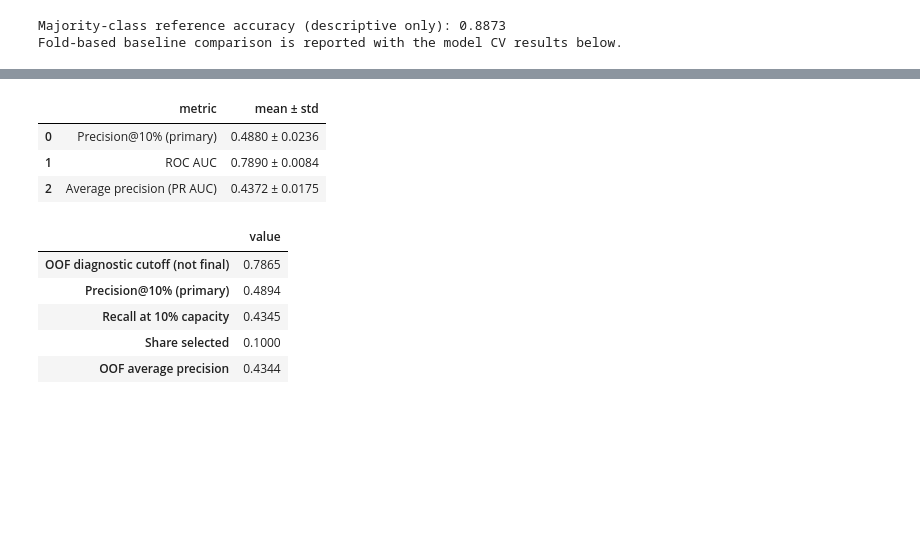
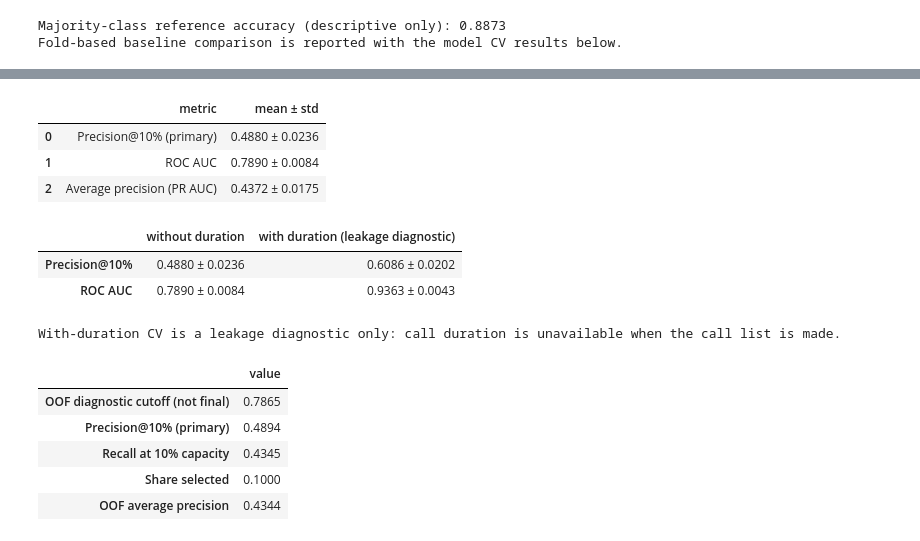
Before and after one commit to NurdauletZhussip-tech/task-03-ML-course, a Jupyter notebook: zhussip_task3.ipynb, the cells around one changed output, grey strips where cells are left out. Saved outputs shown, nothing was run; the diff lists cells and outputs as text; code cells hidden in the pictures; blank space fills up the shorter version.

```diff
--- a/zhussip_task3.ipynb
+++ b/zhussip_task3.ipynb
@@ -129,4 +174,5 @@ pdays is one-hot encoded as a categorical feature; the 999 sentinel is retained
 # %%
+from sklearn.base import clone
 from sklearn.compose import ColumnTransformer
 from sklearn.impute import SimpleImputer
 from sklearn.linear_model import LogisticRegression
@@ -203,33 +249,73 @@ cv_results = cross_validate(
     cv=cv,
     scoring=scoring,
     return_train_score=False,
     n_jobs=-1,
 )
 
 cv_summary = pd.DataFrame(
     {
         "metric": ["Precision@10% (primary)", "ROC AUC", "Average precision (PR AUC)"],
         "mean": [
             cv_results["test_precision_at_10_percent"].mean(),
             cv_results["test_roc_auc"].mean(),
             cv_results["test_average_precision"].mean(),
         ],
         "std": [
             cv_results["test_precision_at_10_percent"].std(ddof=1),
             cv_results["test_roc_auc"].std(ddof=1),
             cv_results["test_average_precision"].std(ddof=1),
         ],
     }
 )
 cv_summary["mean ± std"] = cv_summary.apply(
     lambda row: f"{row['mean']:.4f} ± {row['std']:.4f}", axis=1
 )
 display(cv_summary[["metric", "mean ± std"]])
+
+# Leakage diagnostic only: quantify the optimistic CV gain from a field known only after the call.
+duration_preprocessor = ColumnTransformer(
+    [
+        ("numeric", numeric_preprocessing, numeric_cols + ["duration"]),
+        ("categorical", categorical_preprocessing, categorical_cols),
+    ]
+)
+duration_diagnostic_pipeline = clone(logistic_pipeline).set_params(
+    preprocessor=duration_preprocessor
+)
+X_dev_with_duration = train.loc[X_dev.index, feature_cols + ["duration"]]
+duration_cv_results = cross_validate(
+    duration_diagnostic_pipeline,
+    X_dev_with_duration,
+    y_dev,
+    cv=cv,
+    scoring=scoring,
+    return_train_score=False,
+    n_jobs=-1,
+)
+duration_leakage_comparison = pd.DataFrame(
+    {
+        "without duration": [
+            f"{cv_results['test_precision_at_10_percent'].mean():.4f} ± {cv_results['test_precision_at_10_percent'].std(ddof=1):.4f}",
+            f"{cv_results['test_roc_auc'].mean():.4f} ± {cv_results['test_roc_auc'].std(ddof=1):.4f}",
+        ],
+        "with duration (leakage diagnostic)": [
+            f"{duration_cv_results['test_precision_at_10_percent'].mean():.4f} ± {duration_cv_results['test_precision_at_10_percent'].std(ddof=1):.4f}",
+            f"{duration_cv_results['test_roc_auc'].mean():.4f} ± {duration_cv_results['test_roc_auc'].std(ddof=1):.4f}",
+        ],
+    },
+    index=["Precision@10%", "ROC AUC"],
+)
+display(duration_leakage_comparison)
+print("With-duration CV is a leakage diagnostic only: call duration is unavailable when the call list is made.")
 # %% [output]
 |  | metric | mean ± std |
 | 0 | Precision@10% (primary) | 0.4880 ± 0.0236 |
 | 1 | ROC AUC | 0.7890 ± 0.0084 |
 | 2 | Average precision (PR AUC) | 0.4372 ± 0.0175 |
+|  | without duration | with duration (leakage diagnostic) |
+| Precision@10% | 0.4880 ± 0.0236 | 0.6086 ± 0.0202 |
+| ROC AUC | 0.7890 ± 0.0084 | 0.9363 ± 0.0043 |
+With-duration CV is a leakage diagnostic only: call duration is unavailable when the call list is made.
 # %%
 import matplotlib.pyplot as plt
 
```
Also changed, not shown: parts of 6 cells of this notebook, 1 other file.
